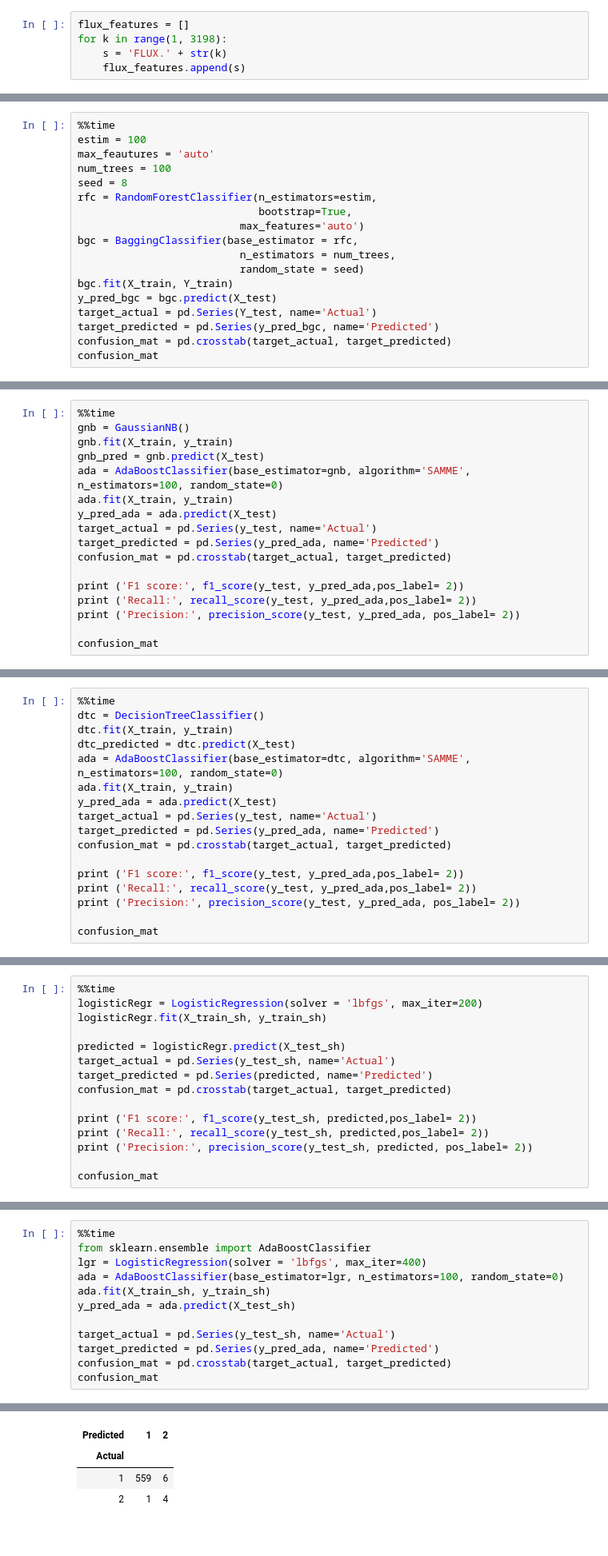
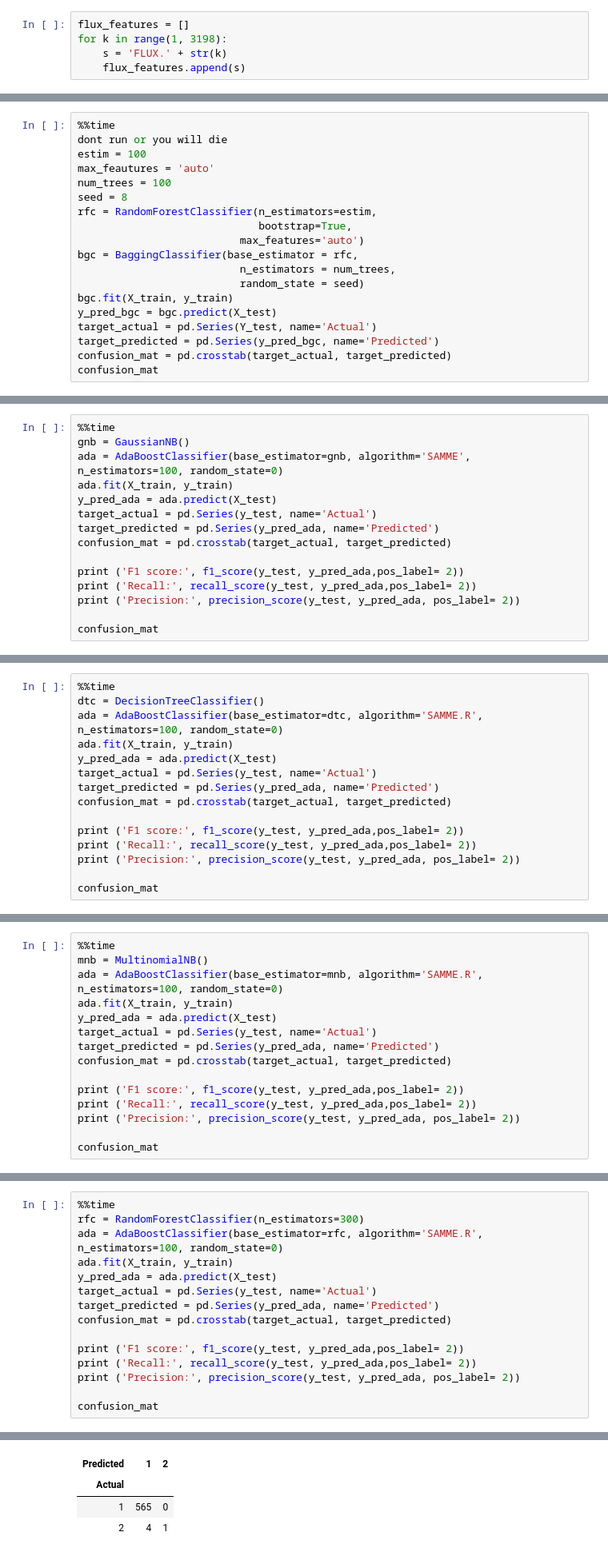
Before and after one commit to nikderi/Projects, a Jupyter notebook: projectone.ipynb, the cells around one changed output, grey strips where cells are left out. Shown: that part at 80% size. Saved outputs shown, nothing was run; the diff lists cells and outputs as text.

```diff
--- a/projectone.ipynb
+++ b/projectone.ipynb
@@ -672,5 +764,6 @@ Wall time: 18min 25s
 # %%
 %%time
+dont run or you will die
 estim = 100
 max_feautures = 'auto'
 num_trees = 100
@@ -681,7 +774,7 @@ rfc = RandomForestClassifier(n_estimators=estim,
 bgc = BaggingClassifier(base_estimator = rfc,
                           n_estimators = num_trees,
                           random_state = seed)
-bgc.fit(X_train, Y_train)
+bgc.fit(X_train, y_train)
 y_pred_bgc = bgc.predict(X_test)
 target_actual = pd.Series(Y_test, name='Actual')
 target_predicted = pd.Series(y_pred_bgc, name='Predicted')
@@ -771,8 +853,6 @@ Wall time: 1min 13s
 # %%
 %%time
 gnb = GaussianNB()
-gnb.fit(X_train, y_train)
-gnb_pred = gnb.predict(X_test)
 ada = AdaBoostClassifier(base_estimator=gnb, algorithm='SAMME', n_estimators=100, random_state=0)
 ada.fit(X_train, y_train)
 y_pred_ada = ada.predict(X_test)
@@ -797,9 +877,7 @@ Wall time: 1min 26s
 # %%
 %%time
 dtc = DecisionTreeClassifier()
-dtc.fit(X_train, y_train)
-dtc_predicted = dtc.predict(X_test)
-ada = AdaBoostClassifier(base_estimator=dtc, algorithm='SAMME', n_estimators=100, random_state=0)
+ada = AdaBoostClassifier(base_estimator=dtc, algorithm='SAMME.R', n_estimators=100, random_state=0)
 ada.fit(X_train, y_train)
 y_pred_ada = ada.predict(X_test)
 target_actual = pd.Series(y_test, name='Actual')
@@ -841,16 +901,16 @@ y_test_sh = df_test_sh.iloc[:, 0].values
 # %%
 %%time
-logisticRegr = LogisticRegression(solver = 'lbfgs', max_iter=200)
-logisticRegr.fit(X_train_sh, y_train_sh)
-
-predicted = logisticRegr.predict(X_test_sh)
-target_actual = pd.Series(y_test_sh, name='Actual')
-target_predicted = pd.Series(predicted, name='Predicted')
+mnb = MultinomialNB()
+ada = AdaBoostClassifier(base_estimator=mnb, algorithm='SAMME.R', n_estimators=100, random_state=0)
+ada.fit(X_train, y_train)
+y_pred_ada = ada.predict(X_test)
+target_actual = pd.Series(y_test, name='Actual')
+target_predicted = pd.Series(y_pred_ada, name='Predicted')
 confusion_mat = pd.crosstab(target_actual, target_predicted)
 
-print ('F1 score:', f1_score(y_test_sh, predicted,pos_label= 2))
-print ('Recall:', recall_score(y_test_sh, predicted,pos_label= 2))
-print ('Precision:', precision_score(y_test_sh, predicted, pos_label= 2))
+print ('F1 score:', f1_score(y_test, y_pred_ada,pos_label= 2))
+print ('Recall:', recall_score(y_test, y_pred_ada,pos_label= 2))
+print ('Precision:', precision_score(y_test, y_pred_ada, pos_label= 2))
 
 confusion_mat
 # %% [output]
@@ -865,13 +925,16 @@ Wall time: 4.1 s
 # %%
 %%time
-from sklearn.ensemble import AdaBoostClassifier
-lgr = LogisticRegression(solver = 'lbfgs', max_iter=400)
-ada = AdaBoostClassifier(base_estimator=lgr, n_estimators=100, random_state=0)
-ada.fit(X_train_sh, y_train_sh)
-y_pred_ada = ada.predict(X_test_sh)
-
-target_actual = pd.Series(y_test_sh, name='Actual')
+rfc = RandomForestClassifier(n_estimators=300)
+ada = AdaBoostClassifier(base_estimator=rfc, algorithm='SAMME.R', n_estimators=100, random_state=0)
+ada.fit(X_train, y_train)
+y_pred_ada = ada.predict(X_test)
+target_actual = pd.Series(y_test, name='Actual')
 target_predicted = pd.Series(y_pred_ada, name='Predicted')
 confusion_mat = pd.crosstab(target_actual, target_predicted)
+
+print ('F1 score:', f1_score(y_test, y_pred_ada,pos_label= 2))
+print ('Recall:', recall_score(y_test, y_pred_ada,pos_label= 2))
+print ('Precision:', precision_score(y_test, y_pred_ada, pos_label= 2))
+
 confusion_mat
 # %% [output]
@@ -879,4 +945,4 @@ Wall time: 2min 2s
 | Predicted | 1 | 2 |
 | Actual |  |  |
-| 1 | 559 | 6 |
-| 2 | 1 | 4 |
+| 1 | 565 | 0 |
+| 2 | 4 | 1 |
```
Also changed, not shown: parts of 48 cells of this notebook.
